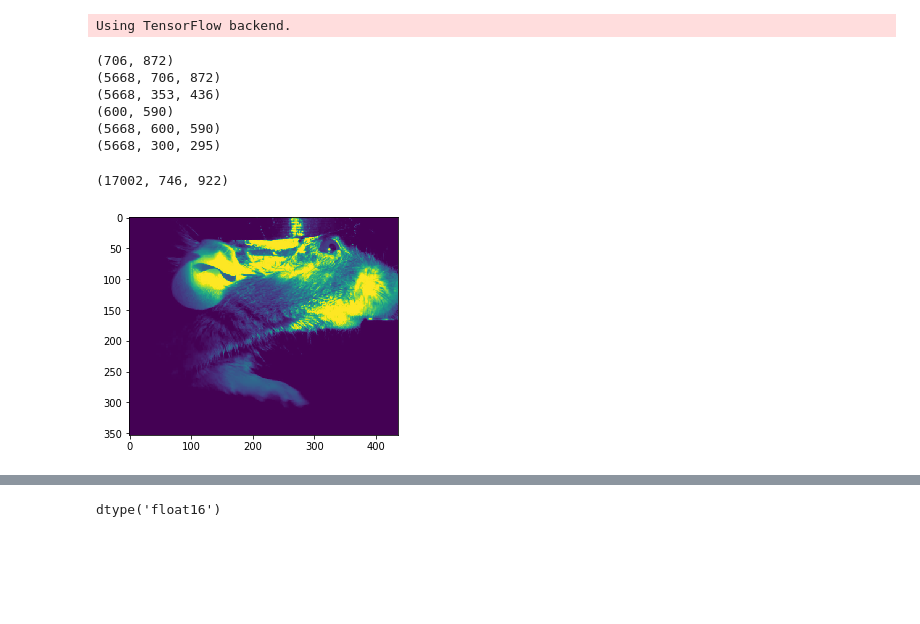
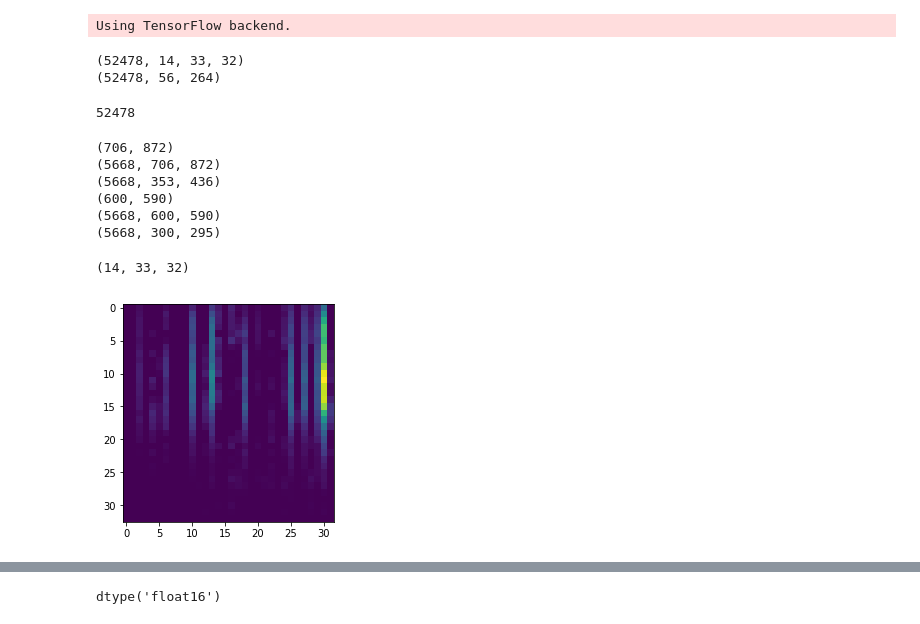
Before and after one commit to enmccarthy/drp, a Jupyter notebook: DRPlstmCNN.ipynb, the cells around one changed output, grey strips where cells are left out. Drawn from its saved outputs; the diff is of its cells as text; code cells hidden in the pictures; blank space fills up the shorter version.

```diff
--- a/DRPlstmCNN.ipynb
+++ b/DRPlstmCNN.ipynb
@@ -67,9 +67,18 @@ def bin_dy(dy):
 # x_data = df[33:-7280]
 # #dataset2
 # x_data = df[49:-226]
+# %%
+df_whisk = np.load('./data/whisk_encoded_df2.npy', mmap_mode='r')
+print(df_whisk.shape)
+# df_whisk_reshape = df_whisk.reshape(52478, 56, 264)
+print(df_whisk_reshape.shape)
+# %% [output]
+(52478, 14, 33, 32)
+(52478, 56, 264)
 # %%
 #full dataset
-dy = np.load('./data/AV_5.npy', mmap_mode='r')
-df = np.load('./data/AV_5_vid.npy', mmap_mode='r')
-(lengthdf, ydf, xdf) = df.shape
+dy = np.load('./data/dffAV_2.npy', mmap_mode='r')
 (length, y, x) = dy.shape
+print(length)
+# %% [output]
+52478
@@ -94,14 +106,15 @@ x_data = (df[::2])
 dycropped= (dy[::2])
 # %%
 #30hz data
-x_data = (df)
+x_data = (df_whisk)
+(lengthdf, ydf, xdf, channels) = x_data.shape
 dycropped= (dy)
 # %%
-imc = plt.imshow((np.ndarray.astype(x_data[0], dtype=np.float32)))
-print(df.shape)
+print(x_data[0].shape)
+imc = plt.imshow((np.ndarray.astype(df_whisk[0][1], dtype=np.float32)))
 # %% [output]
-(17002, 746, 922)
+(14, 33, 32)
-[figure, old version]
+[figure, new version]
 # %%
 num_data = len(x_data)
 train_split = 0.7
```
Also changed, not shown: parts of 17 cells of this notebook, 6 other files.
